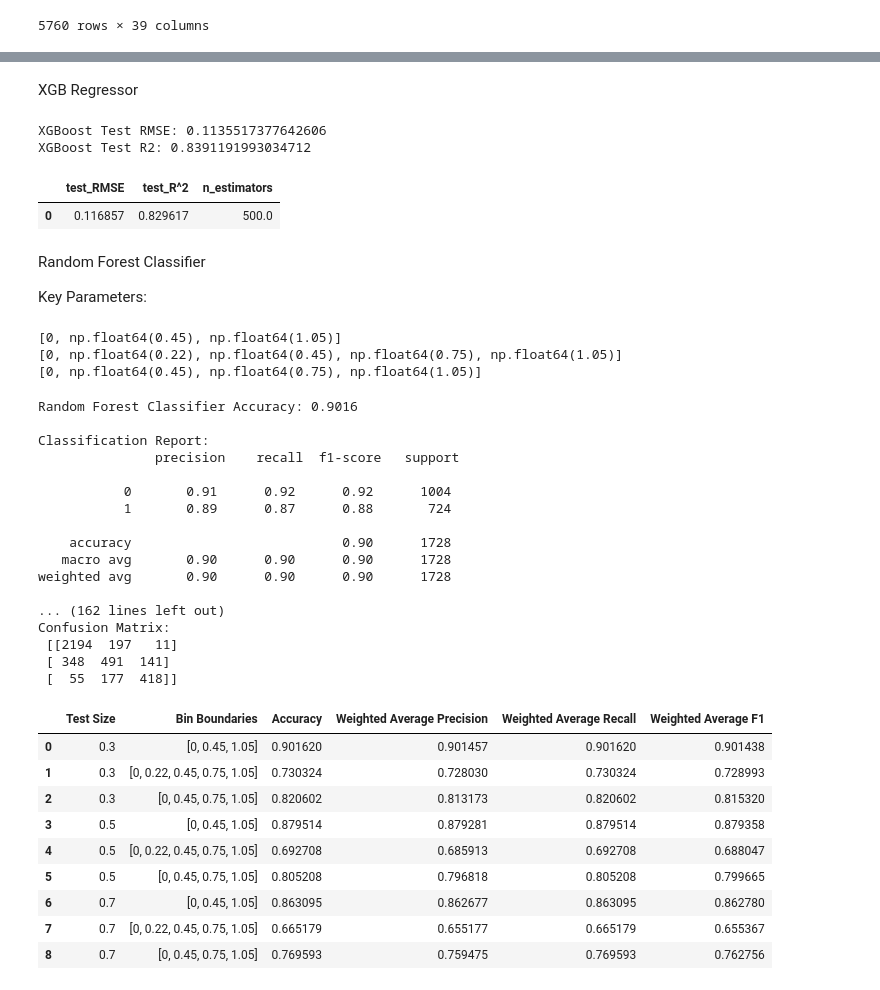
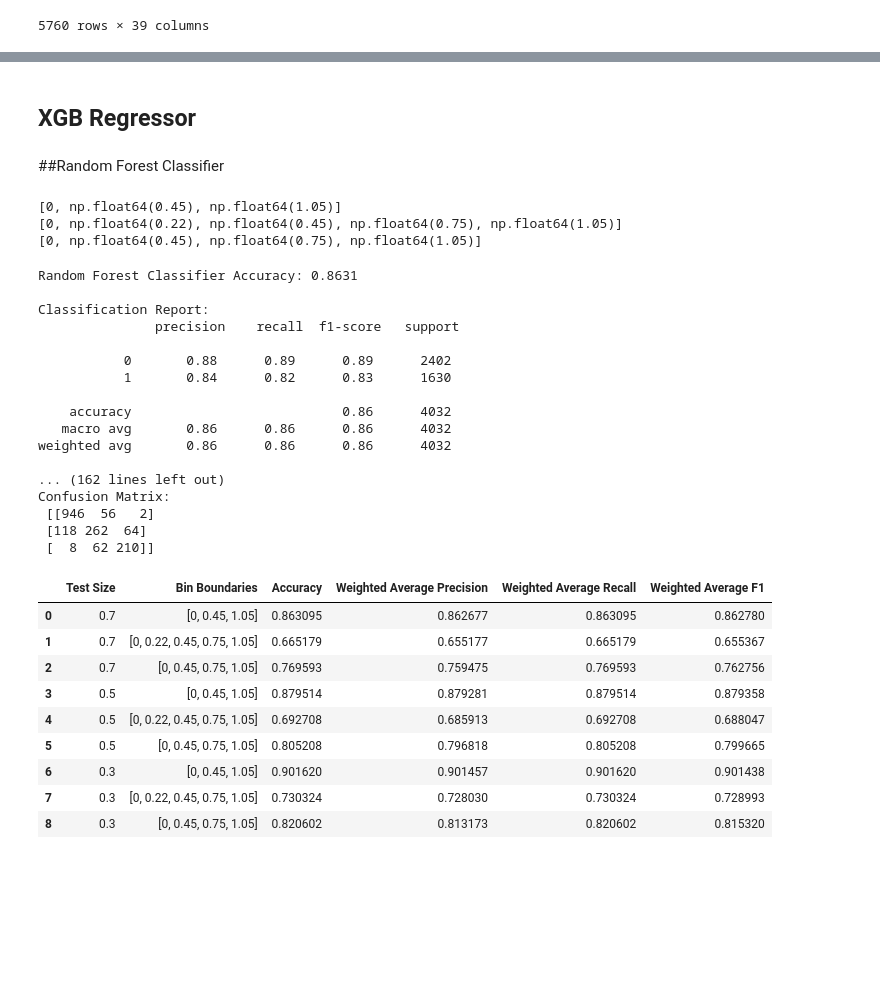
Before and after one commit to FreeCalliope/277, a Jupyter notebook: ORD_DS7_NEW.ipynb, the cells around one changed output, grey strips where cells are left out. Saved outputs shown, nothing was run; the diff lists cells and outputs as text; code cells hidden in the pictures; blank space fills up the shorter version.

```diff
--- a/ORD_DS7_NEW.ipynb
+++ b/ORD_DS7_NEW.ipynb
@@ -49 +51,20 @@ from glob import glob
+# %%
+#Dataset in use - paths available after cloning this repo as executed below
+pb = "/content/ord-schema/277/ord_dataset-68cb8b4b2b384e3d85b5b1efae58b203.pb.gz"
+
+#MLP Parameters
+mlp_t_size = 0.3
+batch_size = 100
+epochs = 300
+l1_neurons = 45
+l2_neurons = 7
+learning_rate = 0.005
+
+#Random Forest Regression Parameters
+n_estimators = [50, 100, 150, 200, 250, 300, 350, 400, 600]
+
+#XGB Regression Parameters: N/A
+
+#Random Forest Classification Parameters
+t_size = [0.7, 0.5, 0.3]
 # %% [markdown]
@@ -363,14 +379,7 @@ from sklearn.ensemble import RandomForestRegressor
 
 rf_summary_df = pd.DataFrame(columns=['n_estimators', 'test_RMSE', 'test_R^2'])
 
-
-#DELETE BEFORE SUBMITTING
-# # Check if rf_summary_df exists and is a pandas DataFrame, otherwise initialize it.
-# # This handles cases where rf_summary_df might exist but be of an incorrect type (e.g., a list).
-# if not ('rf_summary_df' in globals() and isinstance(rf_summary_df, pd.DataFrame)):
-#     rf_summary_df = pd.DataFrame(columns=['n_estimators', 'test_RMSE', 'test_R^2'])
-
-for n_estimators in [50, 100, 150, 200, 250, 300, 350, 400, 500]:
+for n_estimators in n_estimators:
   # Initialize and train the Random Forest Regressor model
   rf_model = RandomForestRegressor(n_estimators=n_estimators, random_state=0) # You can adjust n_estimators
   rf_model.fit(X_train, y_train)
@@ -430,5 +428,5 @@ display(rf_summary_df)
-# %% [markdown]
-XGB Regressor
+# %% [markdown]
+## XGB Regressor
 # %%
 import xgboost as xgb
 from sklearn import metrics
@@ -456,22 +454,14 @@ new_xgb_entry = {
     }
 
   # Append the new entry to the summary DataFrame
-xgb_summary_df = pd.concat([xgb_summary_df, pd.DataFrame([new_rf_entry])], ignore_index=True)
+xgb_summary_df = pd.concat([xgb_summary_df, pd.DataFrame([new_xgb_entry])], ignore_index=True)
 
   # Display the updated summary DataFrame
 display(xgb_summary_df)
-# %% [output]
-XGBoost Test RMSE: 0.1135517377642606
-XGBoost Test R2: 0.8391191993034712
-|  | test_RMSE | test_R^2 | n_estimators |
-| 0 | 0.116857 | 0.829617 | 500.0 |
-# %% [markdown]
-Random Forest Classifier
-
-Key Parameters:
+# %% [markdown]
+##Random Forest Classifier
 # %%
-#Iterate over test sizes
-t_size = [0.3, 0.5, 0.7]
+
 #Uncomment to re-initialize the summary df
 classification_summary_df = pd.DataFrame(columns=['Test Size', 'Bin Boundaries', 'Accuracy', 'Weighted Average Precision', 'Weighted Average Recall', 'Weighted Average F1'])
 
@@ -544,51 +534,51 @@ for t in range(len(t_size)):
     # Append one row
     new_row = {
           "Test Size": t_size[t],
           "Bin Boundaries": all_bins[i],
           "Accuracy": accuracy,
           "Weighted Average Precision": weighted_precision,
           "Weighted Average Recall": weighted_recall,
           "Weighted Average F1": weighted_f1
       }
 
     classification_summary_df = pd.concat([classification_summary_df, pd.DataFrame([new_row])], ignore_index=True)
     print(f"Random Forest Classifier Accuracy: {accuracy:.4f}")
     print("\nClassification Report:\n", class_report)
     print("\nConfusion Matrix:\n", conf_matrix)
     print("\n")
 
 display(classification_summary_df)
 # %% [output]
 [0, np.float64(0.45), np.float64(1.05)]
 [0, np.float64(0.22), np.float64(0.45), np.float64(0.75), np.float64(1.05)]
 [0, np.float64(0.45), np.float64(0.75), np.float64(1.05)]
-Random Forest Classifier Accuracy: 0.9016
+Random Forest Classifier Accuracy: 0.8631
 
 Classification Report:
                precision    recall  f1-score   support
 
-           0       0.91      0.92      0.92      1004
-           1       0.89      0.87      0.88       724
+           0       0.88      0.89      0.89      2402
+           1       0.84      0.82      0.83      1630
 
-    accuracy                           0.90      1728
-   macro avg       0.90      0.90      0.90      1728
-weighted avg       0.90      0.90      0.90      1728
+    accuracy                           0.86      4032
+   macro avg       0.86      0.86      0.86      4032
+weighted avg       0.86      0.86      0.86      4032
 
 ... (162 lines left out)
 Confusion Matrix:
- [[2194  197   11]
- [ 348  491  141]
- [  55  177  418]]
+ [[946  56   2]
+ [118 262  64]
+ [  8  62 210]]
 |  | Test Size | Bin Boundaries | Accuracy | Weighted Average Precision | Weighted Average Recall | Weighted Average F1 |
-| 0 | 0.3 | [0, 0.45, 1.05] | 0.901620 | 0.901457 | 0.901620 | 0.901438 |
-| 1 | 0.3 | [0, 0.22, 0.45, 0.75, 1.05] | 0.730324 | 0.728030 | 0.730324 | 0.728993 |
-| 2 | 0.3 | [0, 0.45, 0.75, 1.05] | 0.820602 | 0.813173 | 0.820602 | 0.815320 |
+| 0 | 0.7 | [0, 0.45, 1.05] | 0.863095 | 0.862677 | 0.863095 | 0.862780 |
+| 1 | 0.7 | [0, 0.22, 0.45, 0.75, 1.05] | 0.665179 | 0.655177 | 0.665179 | 0.655367 |
+| 2 | 0.7 | [0, 0.45, 0.75, 1.05] | 0.769593 | 0.759475 | 0.769593 | 0.762756 |
 | 3 | 0.5 | [0, 0.45, 1.05] | 0.879514 | 0.879281 | 0.879514 | 0.879358 |
 | 4 | 0.5 | [0, 0.22, 0.45, 0.75, 1.05] | 0.692708 | 0.685913 | 0.692708 | 0.688047 |
 | 5 | 0.5 | [0, 0.45, 0.75, 1.05] | 0.805208 | 0.796818 | 0.805208 | 0.799665 |
-| 6 | 0.7 | [0, 0.45, 1.05] | 0.863095 | 0.862677 | 0.863095 | 0.862780 |
-| 7 | 0.7 | [0, 0.22, 0.45, 0.75, 1.05] | 0.665179 | 0.655177 | 0.665179 | 0.655367 |
-| 8 | 0.7 | [0, 0.45, 0.75, 1.05] | 0.769593 | 0.759475 | 0.769593 | 0.762756 |
+| 6 | 0.3 | [0, 0.45, 1.05] | 0.901620 | 0.901457 | 0.901620 | 0.901438 |
+| 7 | 0.3 | [0, 0.22, 0.45, 0.75, 1.05] | 0.730324 | 0.728030 | 0.730324 | 0.728993 |
+| 8 | 0.3 | [0, 0.45, 0.75, 1.05] | 0.820602 | 0.813173 | 0.820602 | 0.815320 |
 # %%
 import matplotlib.pyplot as plt
 import seaborn as sns
```
Also changed, not shown: parts of 18 cells of this notebook.
